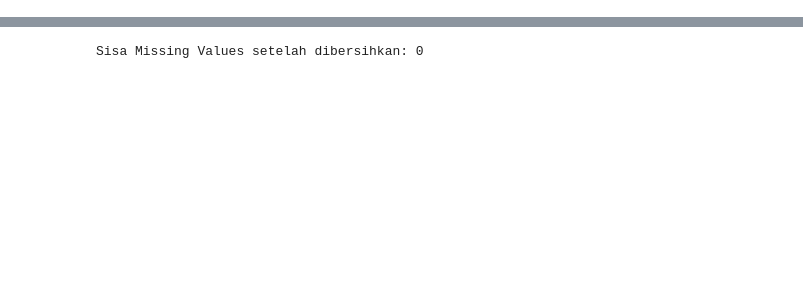
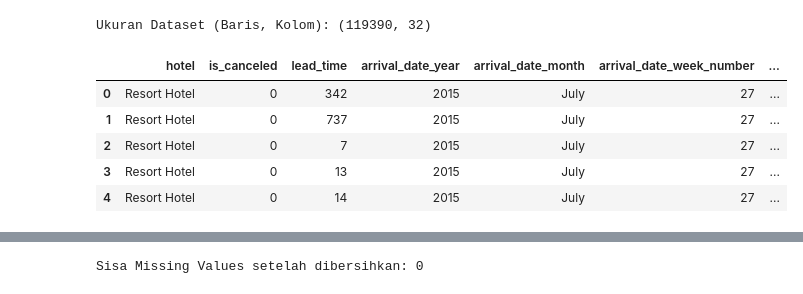
Before and after one commit to AlfawaidAlfa22/klasifikasi-hotel-booking-alfawaid, a Jupyter notebook: hotel booking demand.ipynb, the cells around one changed output, grey strips where cells are left out. Saved outputs shown, nothing was run; the diff lists cells and outputs as text; code cells hidden in the pictures; blank space fills up the shorter version.

```diff
--- a/hotel booking demand.ipynb
+++ b/hotel booking demand.ipynb
@@ -13,0 +7,23 @@ Ukuran Dataset: (119390, 32)
+# %%
+# Mengimpor pustaka yang diperlukan untuk analisis dan visualisasi data
+import pandas as pd
+import numpy as np
+import matplotlib.pyplot as plt
+import seaborn as sns
+
+# Membaca dataset hotel_bookings.csv ke dalam DataFrame
+df = pd.read_csv('hotel_bookings.csv')
+
+# Melihat ukuran dataset (jumlah baris dan kolom)
+print("Ukuran Dataset (Baris, Kolom):", df.shape)
+
+# Menampilkan 5 baris pertama dataset
+display(df.head())
+# %% [output]
+Ukuran Dataset (Baris, Kolom): (119390, 32)
+|  | hotel | is_canceled | lead_time | arrival_date_year | arrival_date_month | arrival_date_week_number | ... |
+| 0 | Resort Hotel | 0 | 342 | 2015 | July | 27 | ... |
+| 1 | Resort Hotel | 0 | 737 | 2015 | July | 27 | ... |
+| 2 | Resort Hotel | 0 | 7 | 2015 | July | 27 | ... |
+| 3 | Resort Hotel | 0 | 13 | 2015 | July | 27 | ... |
+| 4 | Resort Hotel | 0 | 14 | 2015 | July | 27 | ... |
```
Also changed, not shown: parts of 23 cells of this notebook, 1 other file.
